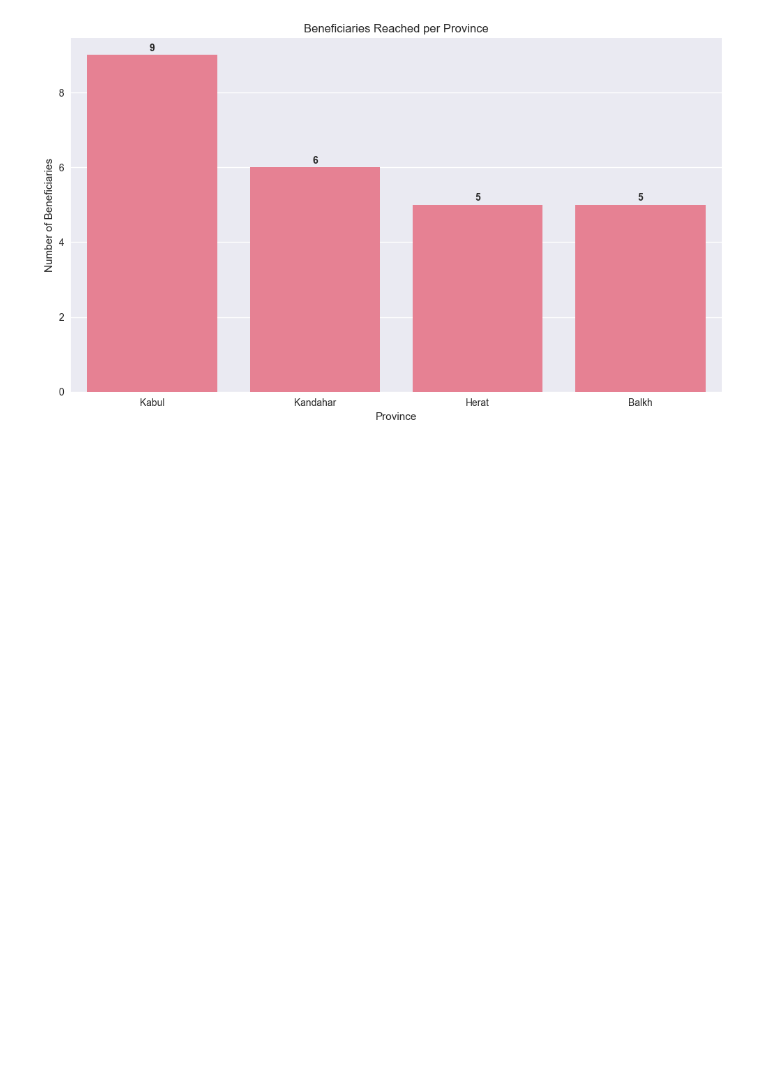
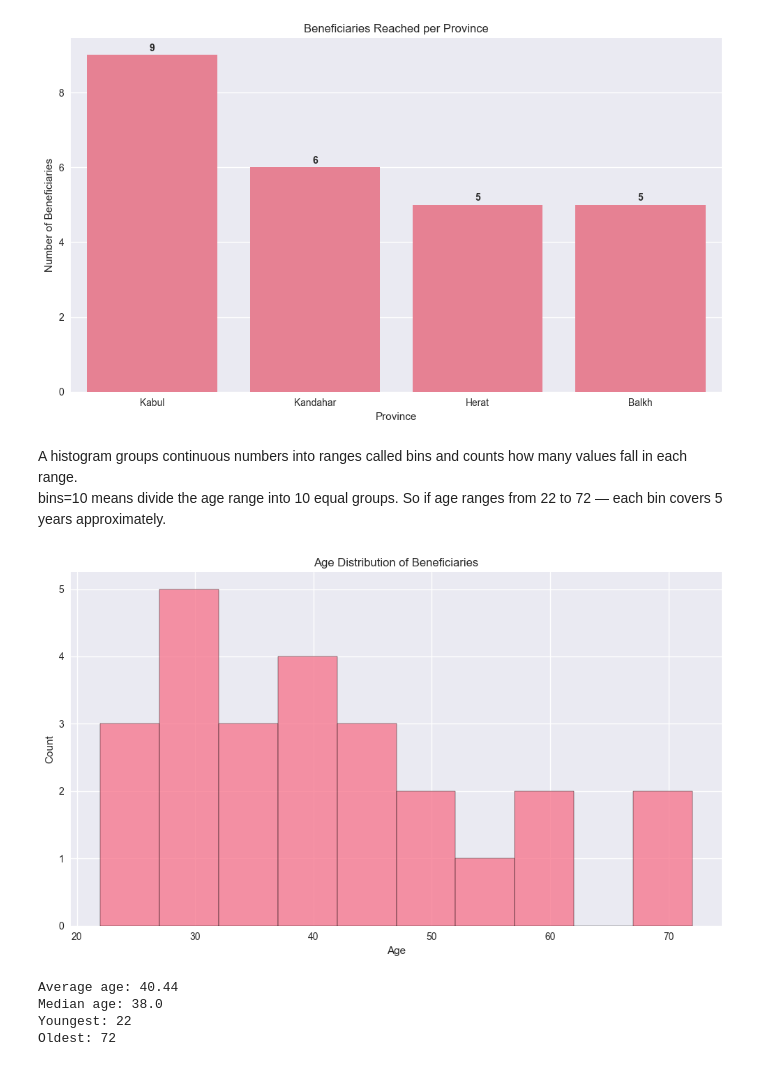
Before and after one commit to Muzhgan-shams/data-analytics, a Jupyter notebook: notebooks/eda002.ipynb, the cells around one changed output. Drawn from its saved outputs; the diff is of its cells as text; code cells hidden in the pictures; blank space fills up the shorter version.

Commit message:
feat: plot age distribution and take summay statistics

```diff
--- a/notebooks/eda002.ipynb
+++ b/notebooks/eda002.ipynb
@@ -258,3 +259,28 @@ Herat       5
 Balkh       5
 Name: count, dtype: int64
 [figure]
+# %% [markdown]
+A histogram groups continuous numbers into ranges called bins and counts how many values fall in each range.
+bins=10 means divide the age range into 10 equal groups. So if age ranges from 22 to 72 — each bin covers 5 years approximately.
+# %%
+# age distribution
+
+plt.figure()
+sns.histplot(data=df_clean, x='age', bins=10)
+plt.title('Age Distribution of Beneficiaries')
+plt.xlabel('Age')
+plt.ylabel('Count')
+plt.tight_layout()
+plt.show()
+
+# Statistical summary
+print("Average age:", df_clean['age'].mean().round(2))
+print("Median age:", df_clean['age'].median())
+print("Youngest:", df_clean['age'].min())
+print("Oldest:", df_clean['age'].max())
+# %% [output]
+[figure, added]
+Average age: 40.44
+Median age: 38.0
+Youngest: 22
+Oldest: 72
```
Also changed, not shown: parts of 1 cell of this notebook.
